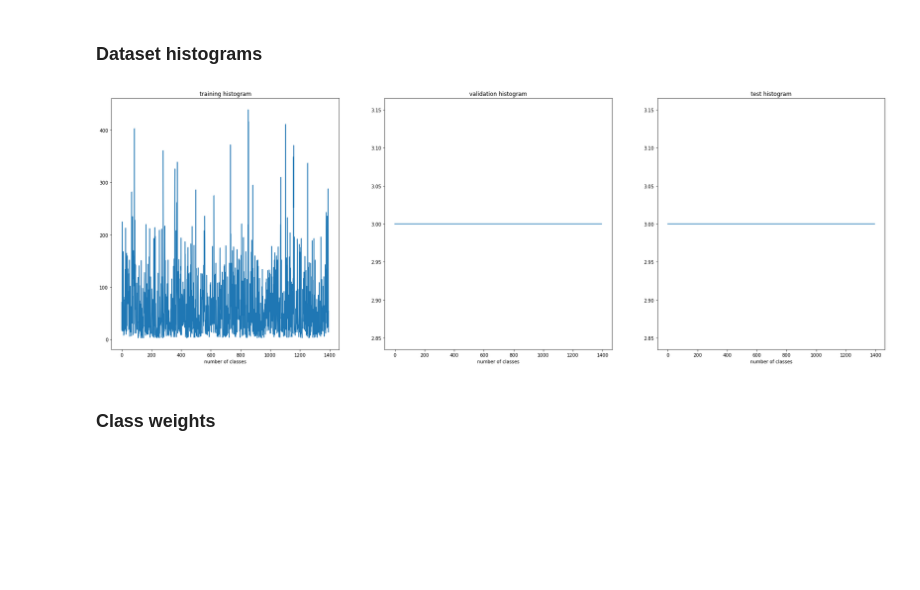
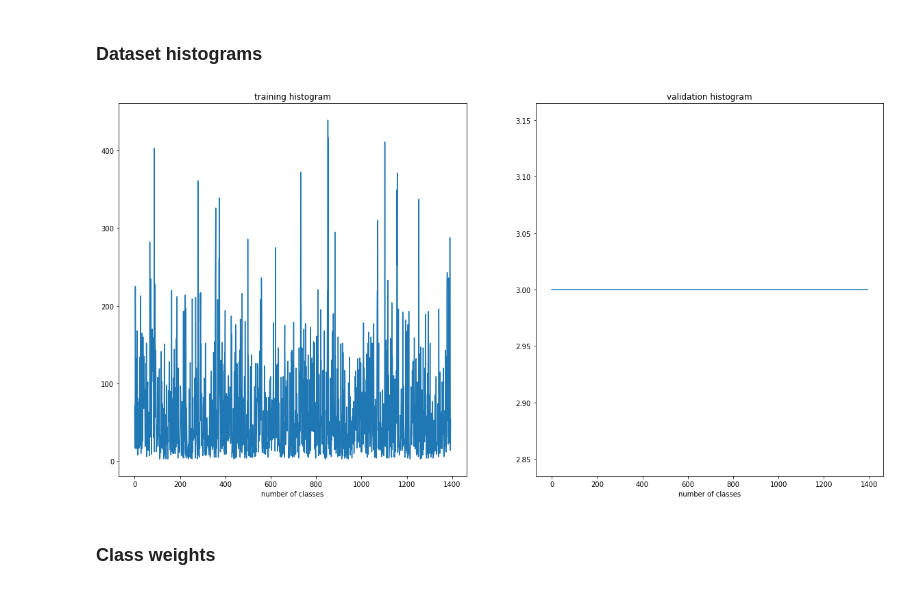
Before and after one commit to mdciri/mushroom, a Jupyter notebook: data_overview.ipynb, the cells around one changed output. Drawn from its saved outputs; the diff is of its cells as text; code cells hidden in the pictures; blank space fills up the shorter version.

```diff
--- a/data_overview.ipynb
+++ b/data_overview.ipynb
@@ -80,24 +80,19 @@ Target: classify 1394 different classes.
 # %%
 train_hist = get_hist(train_ds, num_classes)
 val_hist = get_hist(val_ds, num_classes)
-test_hist = get_hist(test_ds, num_classes)
 
-plt.figure(figsize=(30, 10))
-plt.subplot(131)
+plt.figure(figsize=(20, 10))
+plt.subplot(121)
 plt.plot(train_hist)
 plt.xlabel("number of classes")
 plt.title("training histogram")
-plt.subplot(132)
+plt.subplot(122)
 plt.plot(val_hist)
 plt.xlabel("number of classes")
 plt.title("validation histogram")
-plt.subplot(133)
-plt.plot(test_hist)
-plt.xlabel("number of classes")
-plt.title("test histogram")
 plt.show()
 # %% [output]
-[figure, old version]
+[figure, new version]
 # %% [markdown]
 ### Class weights
 # %%
```
Also changed, not shown: parts of 2 cells of this notebook, 1 other file.
